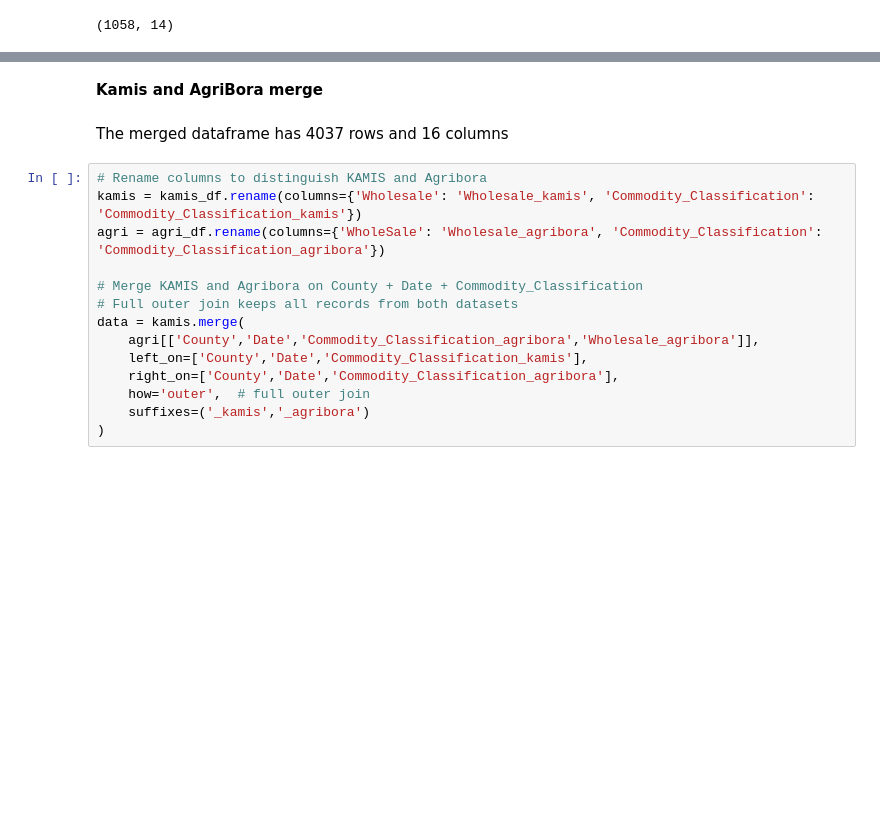
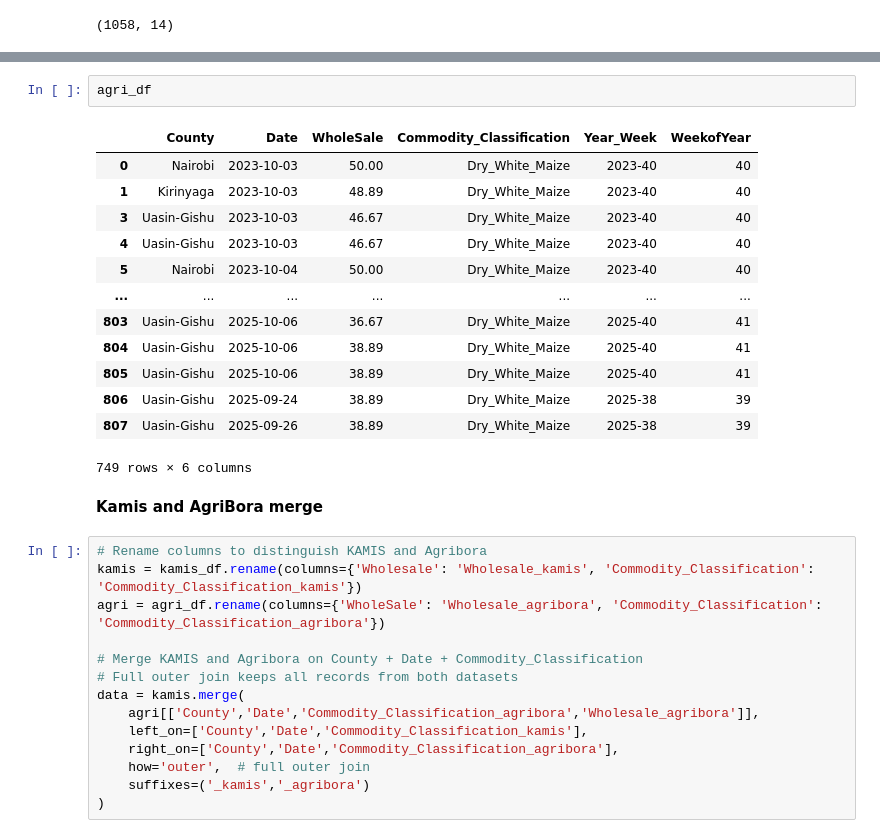
Before and after one commit to Amanda-Sibanda/agriBORA-Commodity-Price-Forecasting, a Jupyter notebook: Data_preparation.ipynb, the cells around one changed output, grey strips where cells are left out. Saved outputs shown, nothing was run; the diff lists cells and outputs as text; blank space fills up the shorter version.

```diff
--- a/Data_preparation.ipynb
+++ b/Data_preparation.ipynb
@@ -292,7 +301,21 @@ overlap.shape
+# %%
+agri_df
+# %% [output]
+|  | County | Date | WholeSale | Commodity_Classification | Year_Week | WeekofYear |
+| 0 | Nairobi | 2023-10-03 | 50.00 | Dry_White_Maize | 2023-40 | 40 |
+| 1 | Kirinyaga | 2023-10-03 | 48.89 | Dry_White_Maize | 2023-40 | 40 |
+| 3 | Uasin-Gishu | 2023-10-03 | 46.67 | Dry_White_Maize | 2023-40 | 40 |
+| 4 | Uasin-Gishu | 2023-10-03 | 46.67 | Dry_White_Maize | 2023-40 | 40 |
+| 5 | Nairobi | 2023-10-04 | 50.00 | Dry_White_Maize | 2023-40 | 40 |
+| ... | ... | ... | ... | ... | ... | ... |
+| 803 | Uasin-Gishu | 2025-10-06 | 36.67 | Dry_White_Maize | 2025-40 | 41 |
+| 804 | Uasin-Gishu | 2025-10-06 | 38.89 | Dry_White_Maize | 2025-40 | 41 |
+| 805 | Uasin-Gishu | 2025-10-06 | 38.89 | Dry_White_Maize | 2025-40 | 41 |
+| 806 | Uasin-Gishu | 2025-09-24 | 38.89 | Dry_White_Maize | 2025-38 | 39 |
+| 807 | Uasin-Gishu | 2025-09-26 | 38.89 | Dry_White_Maize | 2025-38 | 39 |
+749 rows × 6 columns
 # %% [markdown]
 **Kamis and AgriBora merge**
-# %% [markdown]
-The merged dataframe has 4037 rows and 16 columns
 # %%
 # Rename columns to distinguish KAMIS and Agribora
 kamis = kamis_df.rename(columns={'Wholesale': 'Wholesale_kamis', 'Commodity_Classification': 'Commodity_Classification_kamis'})
```
Also changed, not shown: parts of 11 cells of this notebook.
